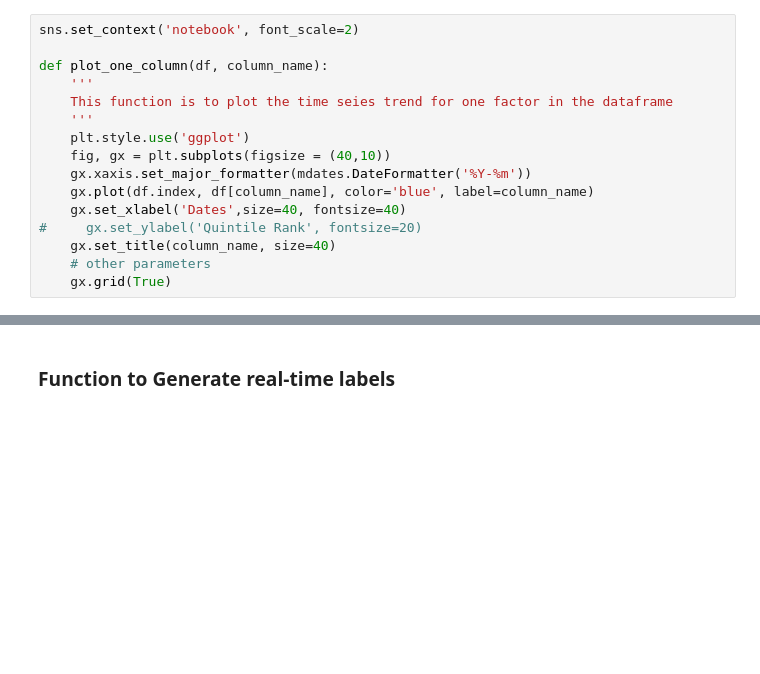
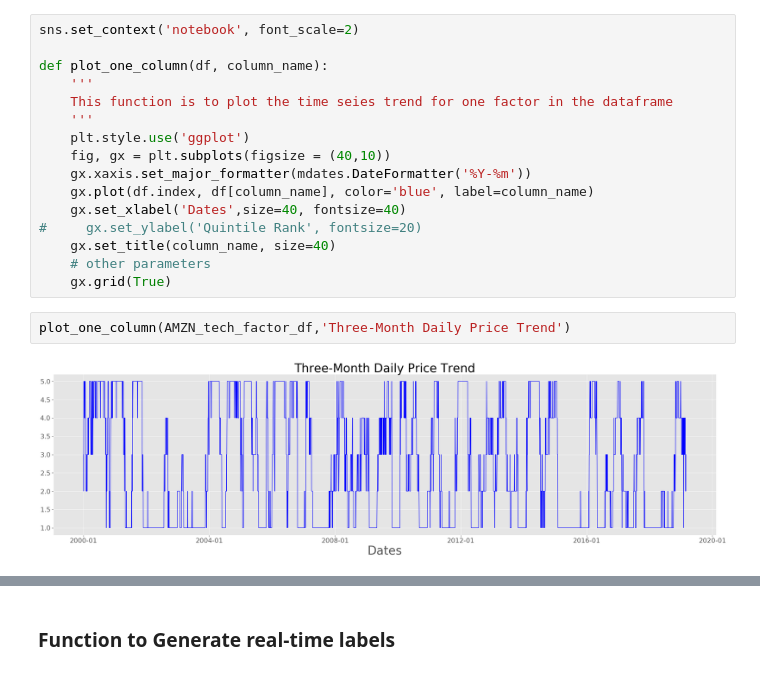
Before and after one commit to bondxue/FRE-7871-News-Analytics-and-Machine-Learning, a Jupyter notebook: News-Based-Trading-Strategy-Project/AMZN_NLPTest.ipynb, the cells around one changed output, grey strips where cells are left out. Cells and saved outputs as stored; diff of their text form; blank space fills up the shorter version.

```diff
--- a/News-Based-Trading-Strategy-Project/AMZN_NLPTest.ipynb
+++ b/News-Based-Trading-Strategy-Project/AMZN_NLPTest.ipynb
@@ -206,3 +206,7 @@ def plot_one_column(df, column_name):
     gx.set_title(column_name, size=40)
     # other parameters
     gx.grid(True)
+# %%
+plot_one_column(AMZN_tech_factor_df,'Three-Month Daily Price Trend')
+# %% [output]
+[figure, added]
```
Also changed, not shown: parts of 13 cells of this notebook.
